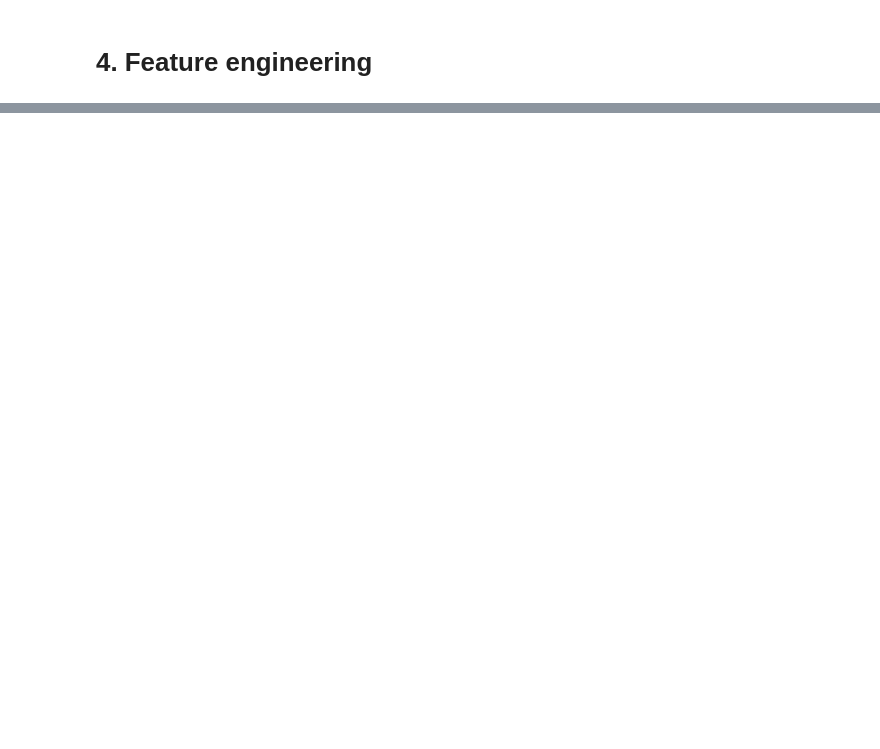
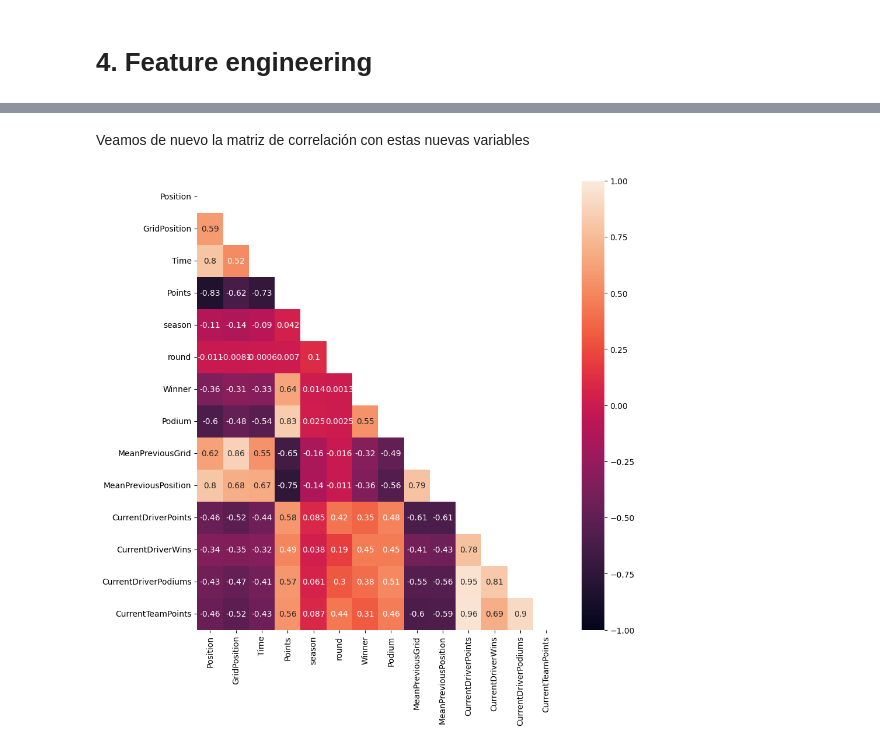
Before and after one commit to SupernovaIa/Formula-1-ML-Project, a Jupyter notebook: notebook/B1-EDA-Classification.ipynb, the cells around one changed output, grey strips where cells are left out. Cells and saved outputs as stored; diff of their text form; code cells hidden in the pictures; blank space fills up the shorter version.

```diff
--- a/notebook/B1-EDA-Classification.ipynb
+++ b/notebook/B1-EDA-Classification.ipynb
@@ -328,0 +335,6 @@ df
+# %% [markdown]
+Veamos de nuevo la matriz de correlación con estas nuevas variables
+# %%
+plot_correlation_matrix(df_results, size=(10,10))
+# %% [output]
+[figure, added]
```
Also changed, not shown: parts of 79 cells of this notebook, 1 other file.
